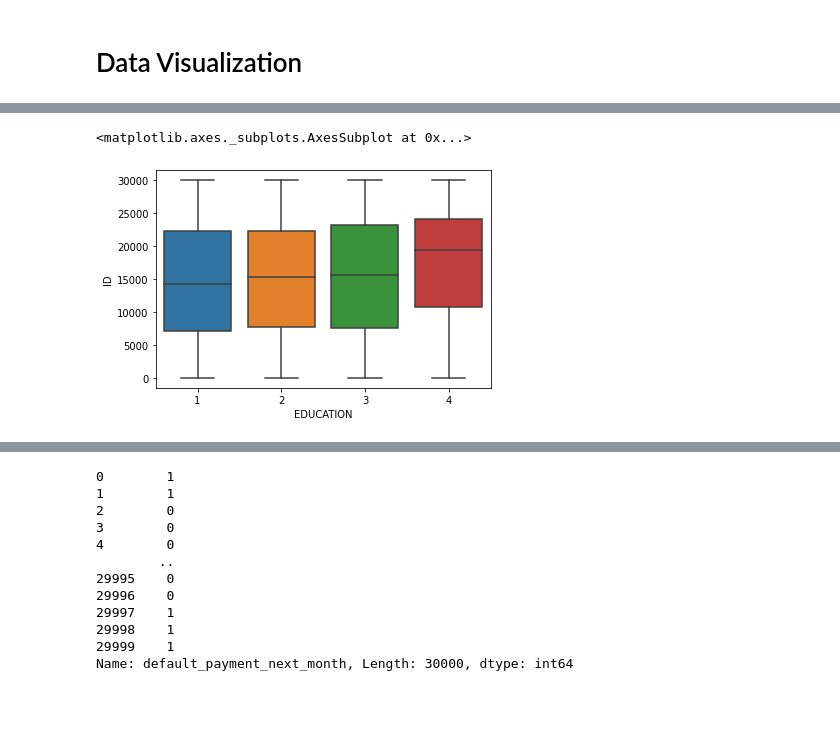
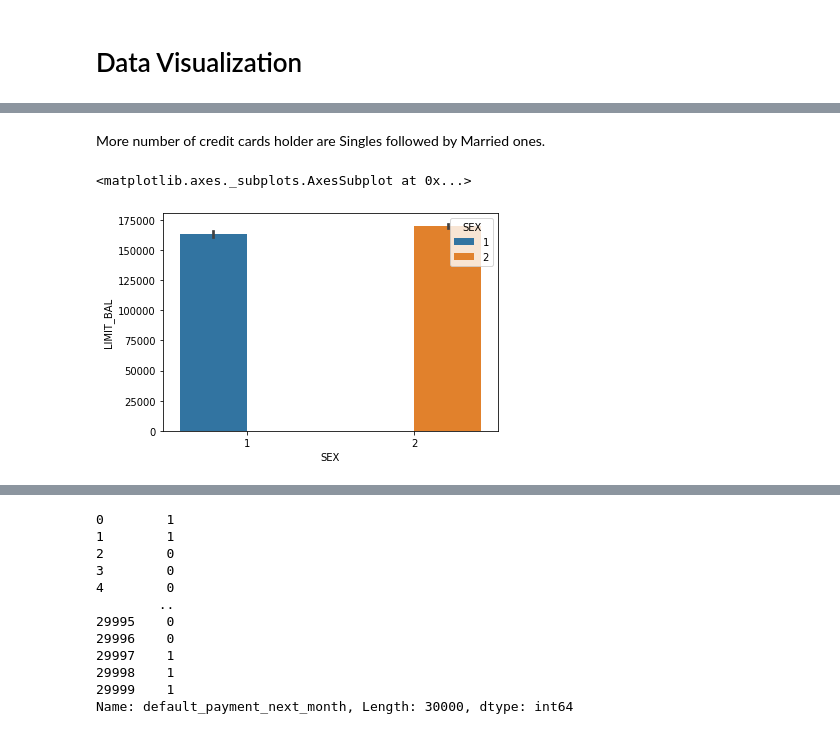
Before and after one commit to Akshay1781/Credit-Card-Default-Prediction, a Jupyter notebook: Credit_Card_Default_Prediction_Capstone_Project.ipynb, the cells around one changed output, grey strips where cells are left out. Drawn from its saved outputs; the diff is of its cells as text; code cells hidden in the pictures; blank space fills up the shorter version.

```diff
--- a/Credit_Card_Default_Prediction_Capstone_Project.ipynb
+++ b/Credit_Card_Default_Prediction_Capstone_Project.ipynb
@@ -184,5 +247,7 @@ df['default_payment_next_month'].hist()
+# %% [markdown]
+More number of credit cards holder are Singles followed by Married ones.
 # %%
-sns.boxplot(x='EDUCATION',y='ID',data=df)
+sns.barplot(x='SEX',y='LIMIT_BAL',data=df,hue='SEX')
 # %% [output]
 <matplotlib.axes._subplots.AxesSubplot at 0x...>
-[figure, old version]
+[figure, new version]
```
Also changed, not shown: parts of 93 cells of this notebook.
